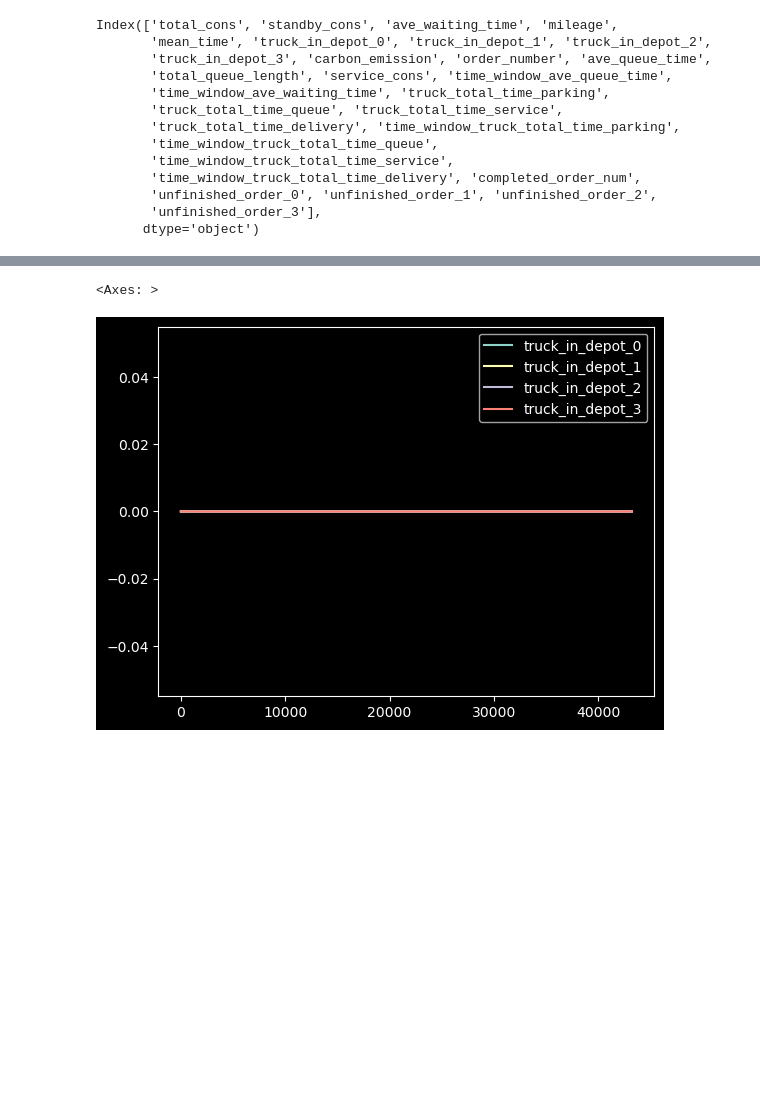
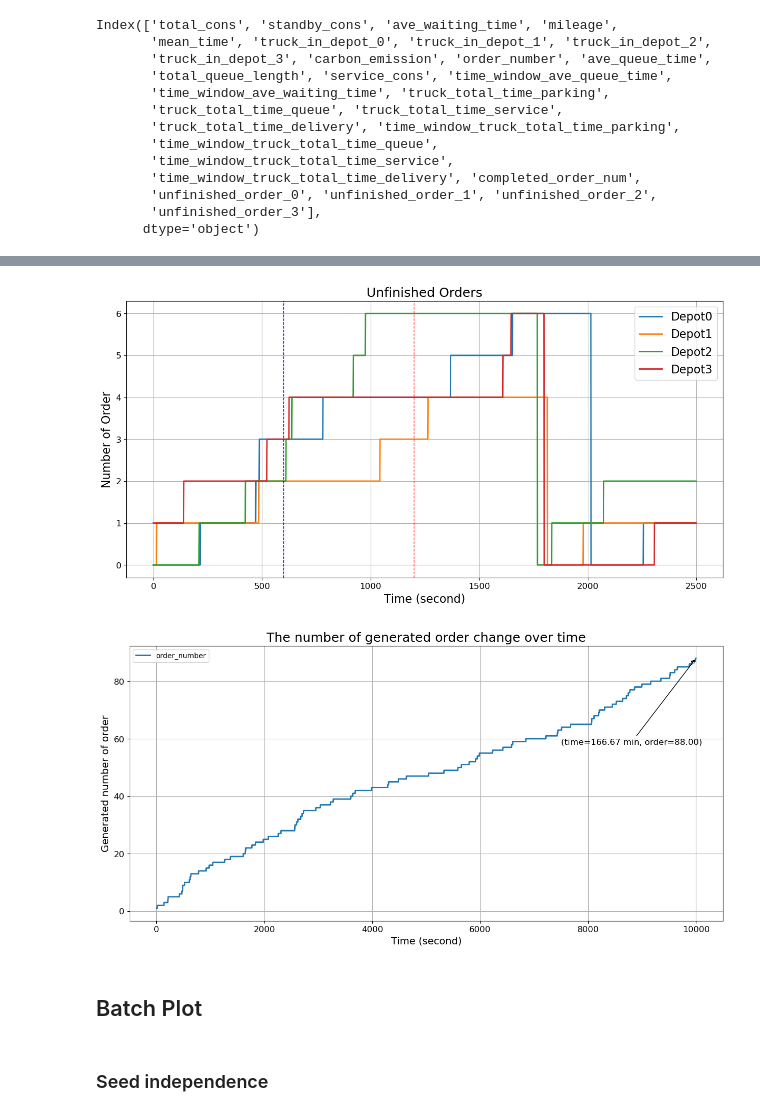
Before and after one commit to kornbjtu/LargeEvent, a Jupyter notebook: plot.ipynb, the cells around one changed output, grey strips where cells are left out. Cells and saved outputs as stored; diff of their text form; code cells hidden in the pictures; blank space fills up the shorter version.

```diff
--- a/plot.ipynb
+++ b/plot.ipynb
@@ -2,6 +2,7 @@
 import matplotlib.pyplot as plt
 import csv
 import pandas as pd
-
+plt.style.use('default')
+plt.figure(figsize=(10, 20))
 
 d = pd.read_csv("output/output.csv")
@@ -47,5 +45,55 @@ d['time_window_truck_total_time_parking'].plot()
-# %%
-d[['truck_in_depot_0', 'truck_in_depot_1', 'truck_in_depot_2', 'truck_in_depot_3']].plot()
-# %% [output]
-<Axes: >
-[figure, removed]
+# %%
+# Plotting the data
+plt.figure(figsize=(15, 7))
+d[['unfinished_order_0', 'unfinished_order_1', 'unfinished_order_2', 'unfinished_order_3']][0:2500].plot(ax=plt.gca(), linewidth=2)
+
+# Adding vertical lines with increased thickness
+plt.axvline(x=600, color="b", linewidth=1, linestyle='--')
+plt.axvline(x=1200, color="r", linewidth=1, linestyle='--')
+
+plt.xlabel('Time (second)', fontsize=16)
+plt.ylabel('Number of Order', fontsize=16)
+plt.title('Unfinished Orders', fontsize=18)
+plt.legend(["Depot0", "Depot1", "Depot2", "Depot3"], fontsize=16)
+plt.xticks(fontsize=12)
+plt.yticks(fontsize=12)
+
+plt.grid()
+# Show the plot
+plt.show()
+# %% [output]
+[figure, added]
+# %%
+# Sample data creation (this would be replaced by the actual DataFrame 'd' in your context)
+# Sample data for demonstration
+
+# Plotting the data
+plt.figure(figsize=(15, 7))
+d[['order_number']][:10000].plot(ax=plt.gca(), linewidth=2)
+
+# Setting larger font size for text and ticks
+plt.xlabel('Time (second)', fontsize=14)
+plt.ylabel('Generated number of order', fontsize=14)
+plt.title('The number of generated order change over time', fontsize=18)
+plt.xticks(fontsize=12)
+plt.yticks(fontsize=12)
+
+# Marking a specific point
+x_point = 10000
+y_point = d['order_number'][x_point]
+
+# Annotate the point
+plt.annotate(f'(time={round(x_point / 60,2)} min, order={y_point:.2f})',
+             xy=(x_point, y_point),
+             xytext=(x_point-2500, y_point-30),
+             arrowprops=dict(facecolor='black', arrowstyle='->'),
+             fontsize=12)
+
+plt.grid()
+plt.show()
+# %% [output]
+[figure, added]
+# %% [markdown]
+## Batch Plot
+# %% [markdown]
+### Seed independence
```
Also changed, not shown: parts of 7 cells of this notebook, 5 other files.
